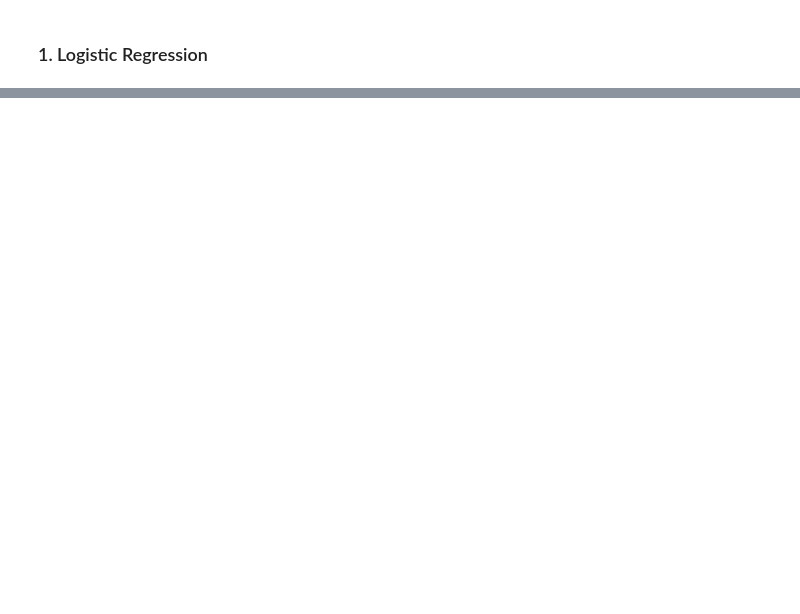
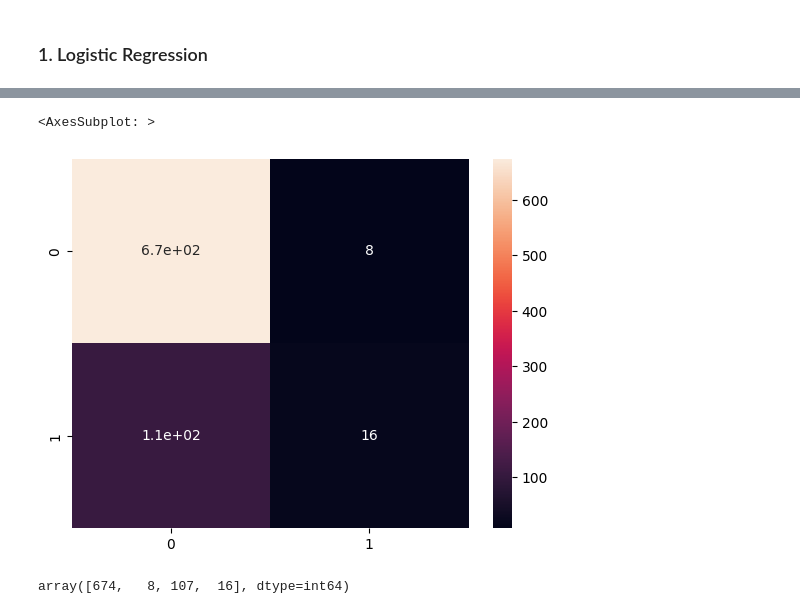
Before and after one commit to Lamantin12/data_science_projects, a Jupyter notebook: breast_cancer/breast_cancer_analysis.ipynb, the cells around one changed output, grey strips where cells are left out. Cells and saved outputs as stored; diff of their text form; code cells hidden in the pictures; blank space fills up the shorter version.

```diff
--- a/breast_cancer/breast_cancer_analysis.ipynb
+++ b/breast_cancer/breast_cancer_analysis.ipynb
@@ -473,0 +513,9 @@ param_grid = {
+# %%
+gs = GridSearchCV(estimator=model,
+                  param_grid=param_grid,
+                  scoring='accuracy',
+                  cv=5,
+                  n_jobs=-1,
+                  verbose=2
+                 )
+gs.fit(X_train, y_train)
@@ -473,0 +611,9 @@ param_grid = {
+# %%
+sns.heatmap(confusion_matrix(y_test, results), annot=True)
+# %% [output]
+<AxesSubplot: >
+[figure, added]
+# %%
+confusion_matrix(y_test, results).ravel()
+# %% [output]
+array([674,   8, 107,  16], dtype=int64)
```
Also changed, not shown: parts of 25 cells of this notebook.
